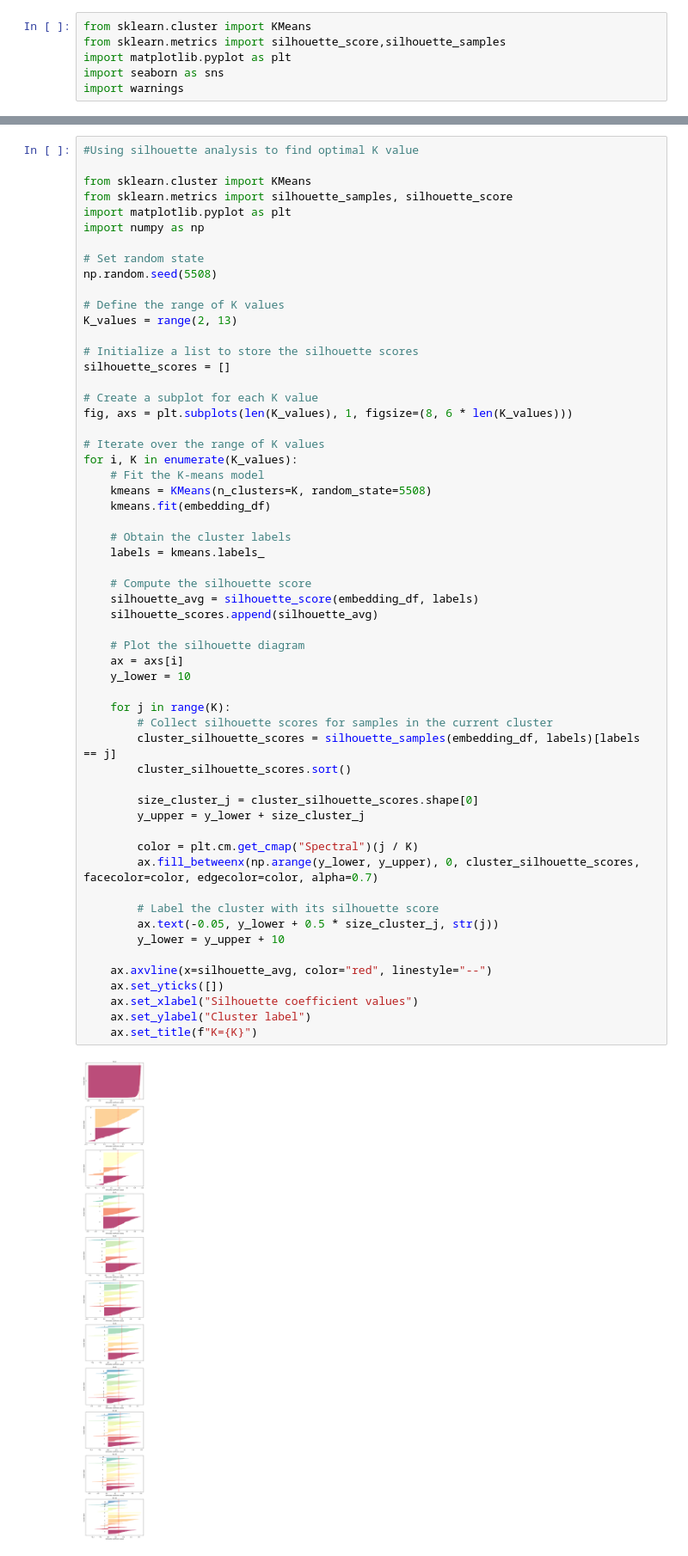
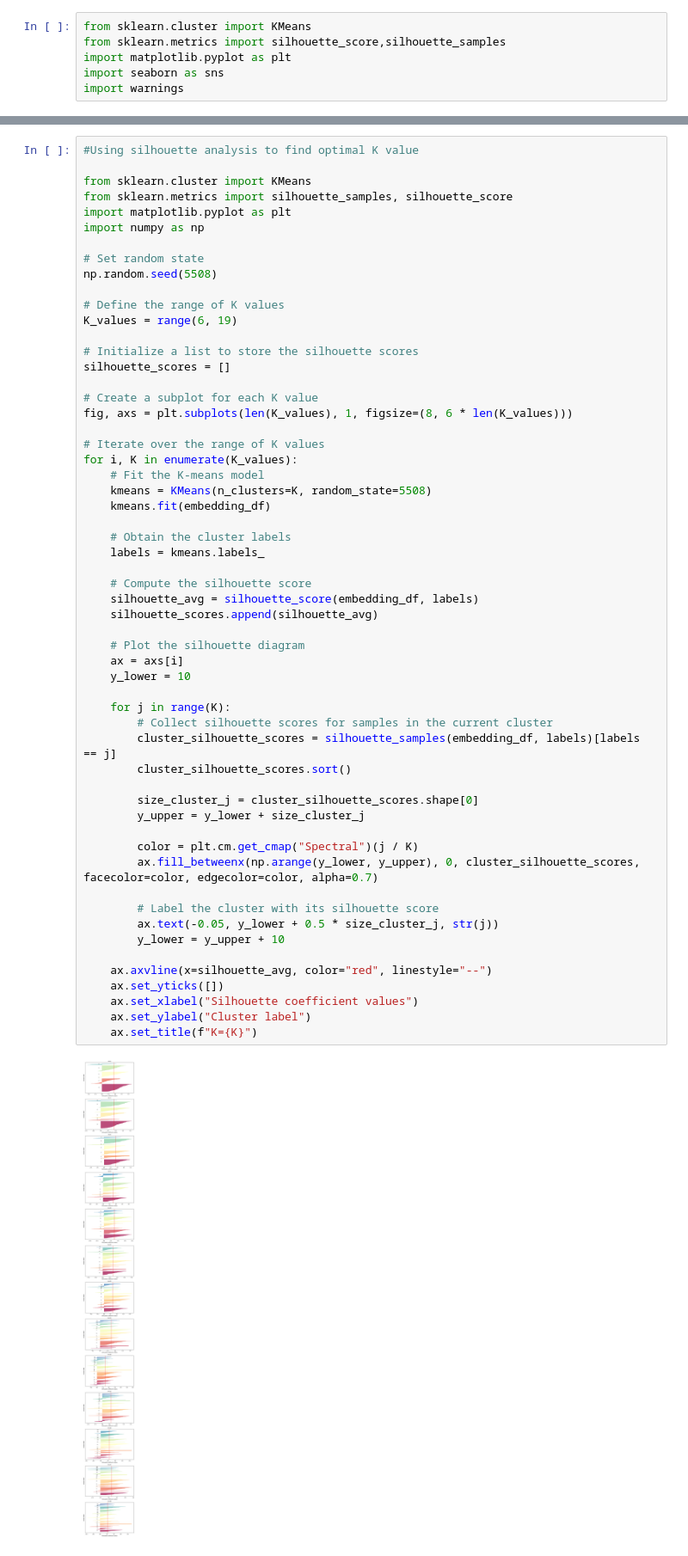
Before and after one commit to Doodem/UWACapstoneG2, a Jupyter notebook: contributions/enam_shaikh_23440037/DBSCAN_cluster_code.ipynb, the cells around one changed output, grey strips where cells are left out. Shown at 86% size. Saved outputs shown, nothing was run; the diff lists cells and outputs as text.

```diff
--- a/contributions/enam_shaikh_23440037/DBSCAN_cluster_code.ipynb
+++ b/contributions/enam_shaikh_23440037/DBSCAN_cluster_code.ipynb
@@ -221,7 +229,7 @@ import numpy as np
 np.random.seed(5508)
 
 # Define the range of K values
-K_values = range(2, 13)
+K_values = range(6, 19)
 
 # Initialize a list to store the silhouette scores
 silhouette_scores = []
@@ -240,33 +248,33 @@ for i, K in enumerate(K_values):
 
     # Compute the silhouette score
     silhouette_avg = silhouette_score(embedding_df, labels)
     silhouette_scores.append(silhouette_avg)
 
     # Plot the silhouette diagram
     ax = axs[i]
     y_lower = 10
 
     for j in range(K):
         # Collect silhouette scores for samples in the current cluster
         cluster_silhouette_scores = silhouette_samples(embedding_df, labels)[labels == j]
         cluster_silhouette_scores.sort()
 
         size_cluster_j = cluster_silhouette_scores.shape[0]
         y_upper = y_lower + size_cluster_j
 
         color = plt.cm.get_cmap("Spectral")(j / K)
         ax.fill_betweenx(np.arange(y_lower, y_upper), 0, cluster_silhouette_scores, facecolor=color, edgecolor=color, alpha=0.7)
 
         # Label the cluster with its silhouette score
         ax.text(-0.05, y_lower + 0.5 * size_cluster_j, str(j))
         y_lower = y_upper + 10
 
     ax.axvline(x=silhouette_avg, color="red", linestyle="--")
     ax.set_yticks([])
     ax.set_xlabel("Silhouette coefficient values")
     ax.set_ylabel("Cluster label")
     ax.set_title(f"K={K}")
 # %% [output]
-[figure, old version]
+[figure, new version]
 # %%
 # Perform DBSCAN clustering
```
Also changed, not shown: parts of 3 cells of this notebook, 3 other files.
